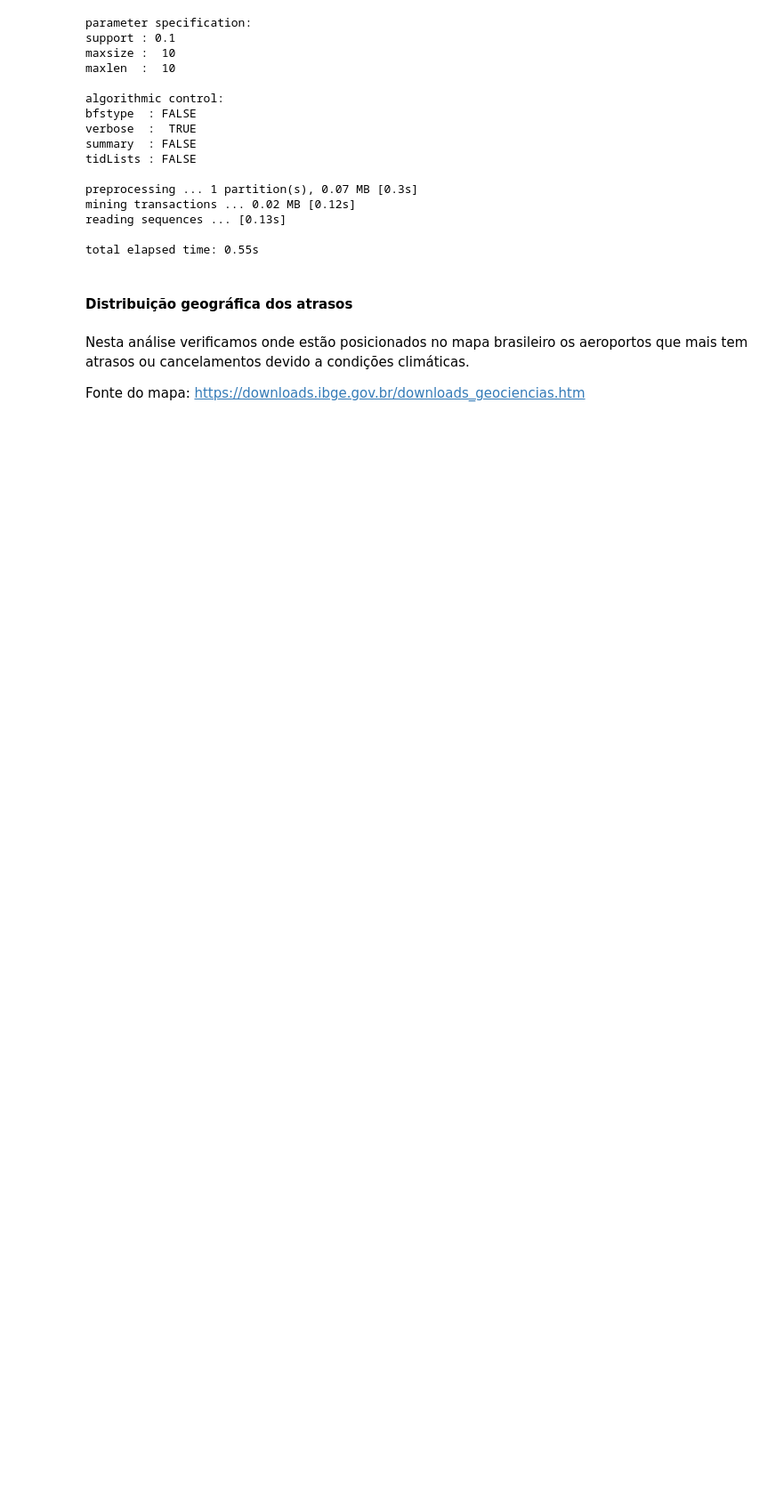
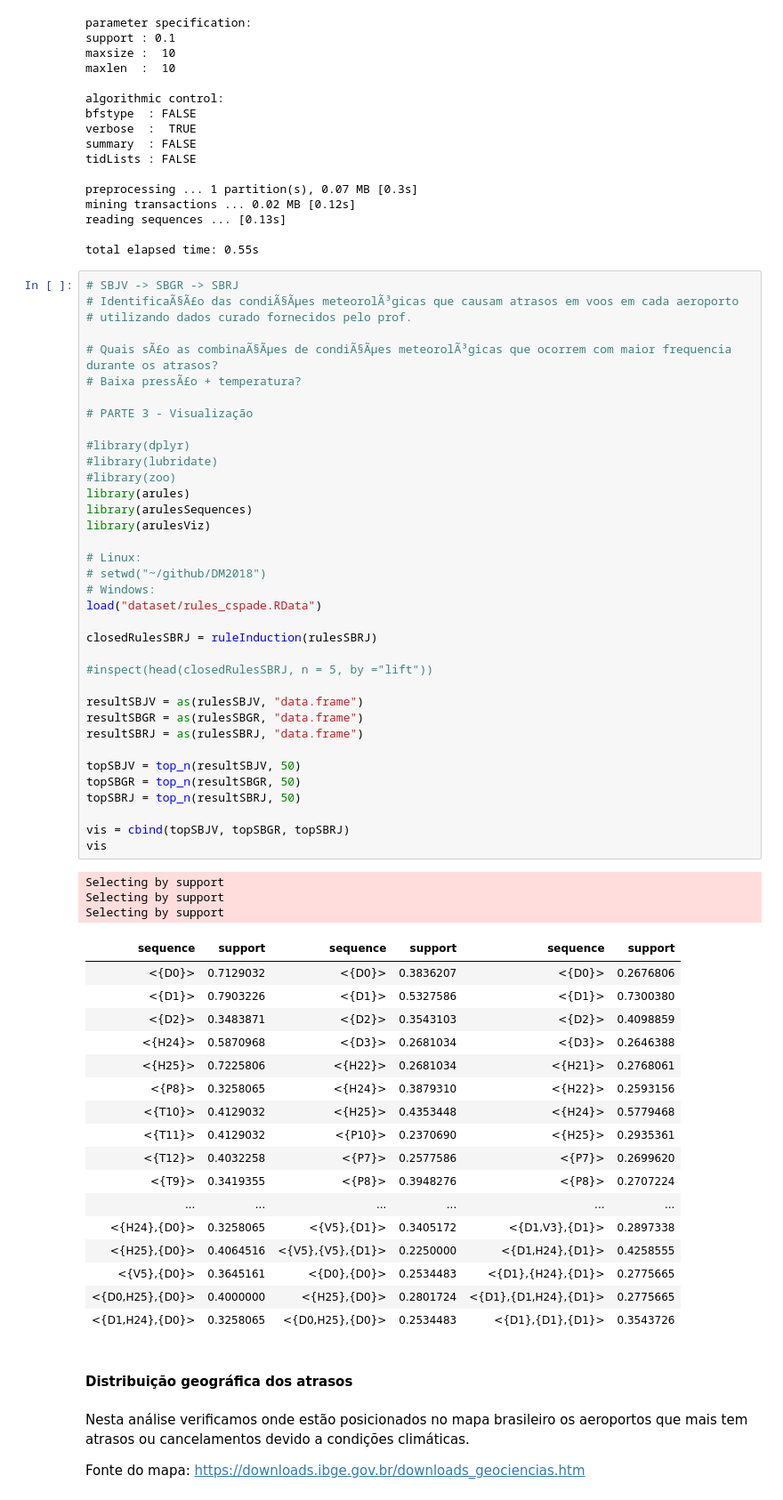
Before and after one commit to jcolares/DM2018, a Jupyter notebook: DataMining.ipynb, the cells around one changed output. Shown: that part at 89% size. Drawn from its saved outputs; the diff is of its cells as text; blank space fills up the shorter version.

```diff
--- a/DataMining.ipynb
+++ b/DataMining.ipynb
@@ -858,6 +859,63 @@ mining transactions ... 0.02 MB [0.12s]
 reading sequences ... [0.13s]
 
 total elapsed time: 0.55s
+# %%
+# SBJV -> SBGR -> SBRJ
+# IdentificaÃ§Ã£o das condiÃ§Ãµes meteorolÃ³gicas que causam atrasos em voos em cada aeroporto
+# utilizando dados curado fornecidos pelo prof.
+
+# Quais sÃ£o as combinaÃ§Ãµes de condiÃ§Ãµes meteorolÃ³gicas que ocorrem com maior frequencia durante os atrasos?
+# Baixa pressÃ£o + temperatura?
+
+# PARTE 3 - Visualização
+
+#library(dplyr)
+#library(lubridate)
+#library(zoo)
+library(arules)
+library(arulesSequences)
+library(arulesViz)
+
+# Linux:
+# setwd("~/github/DM2018")
+# Windows:
+load("dataset/rules_cspade.RData")
+
+closedRulesSBRJ = ruleInduction(rulesSBRJ)
+
+#inspect(head(closedRulesSBRJ, n = 5, by ="lift"))
+
+resultSBJV = as(rulesSBJV, "data.frame")
+resultSBGR = as(rulesSBGR, "data.frame")
+resultSBRJ = as(rulesSBRJ, "data.frame")
+
+topSBJV = top_n(resultSBJV, 50)
+topSBGR = top_n(resultSBGR, 50)
+topSBRJ = top_n(resultSBRJ, 50)
+
+vis = cbind(topSBJV, topSBGR, topSBRJ)
+vis
+# %% [output]
+Selecting by support
+Selecting by support
+Selecting by support
+| sequence | support | sequence | support | sequence | support |
+| <{D0}> | 0.7129032 | <{D0}> | 0.3836207 | <{D0}> | 0.2676806 |
+| <{D1}> | 0.7903226 | <{D1}> | 0.5327586 | <{D1}> | 0.7300380 |
+| <{D2}> | 0.3483871 | <{D2}> | 0.3543103 | <{D2}> | 0.4098859 |
+| <{H24}> | 0.5870968 | <{D3}> | 0.2681034 | <{D3}> | 0.2646388 |
+| <{H25}> | 0.7225806 | <{H22}> | 0.2681034 | <{H21}> | 0.2768061 |
+| <{P8}> | 0.3258065 | <{H24}> | 0.3879310 | <{H22}> | 0.2593156 |
+| <{T10}> | 0.4129032 | <{H25}> | 0.4353448 | <{H24}> | 0.5779468 |
+| <{T11}> | 0.4129032 | <{P10}> | 0.2370690 | <{H25}> | 0.2935361 |
+| <{T12}> | 0.4032258 | <{P7}> | 0.2577586 | <{P7}> | 0.2699620 |
+| <{T9}> | 0.3419355 | <{P8}> | 0.3948276 | <{P8}> | 0.2707224 |
+| ... | ... | ... | ... | ... | ... |
+| <{H24},{D0}> | 0.3258065 | <{V5},{D1}> | 0.3405172 | <{D1,V3},{D1}> | 0.2897338 |
+| <{H25},{D0}> | 0.4064516 | <{V5},{V5},{D1}> | 0.2250000 | <{D1,H24},{D1}> | 0.4258555 |
+| <{V5},{D0}> | 0.3645161 | <{D0},{D0}> | 0.2534483 | <{D1},{H24},{D1}> | 0.2775665 |
+| <{D0,H25},{D0}> | 0.4000000 | <{H25},{D0}> | 0.2801724 | <{D1},{D1,H24},{D1}> | 0.2775665 |
+| <{D1,H24},{D0}> | 0.3258065 | <{D0,H25},{D0}> | 0.2534483 | <{D1},{D1},{D1}> | 0.3543726 |
 # %% [markdown]
 #### Distribuição geográfica dos atrasos
 # %% [markdown]
```
Also changed, not shown: parts of 6 cells of this notebook.
